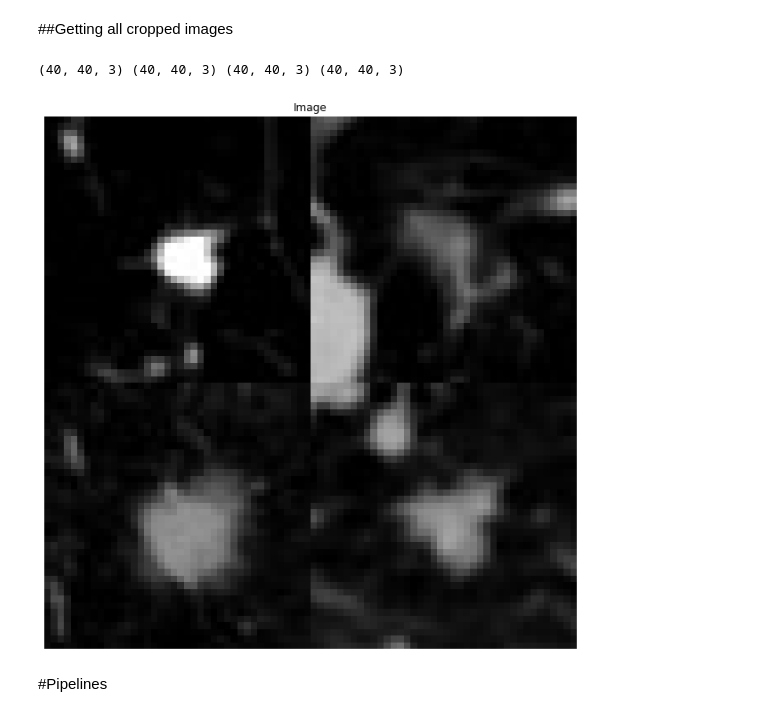
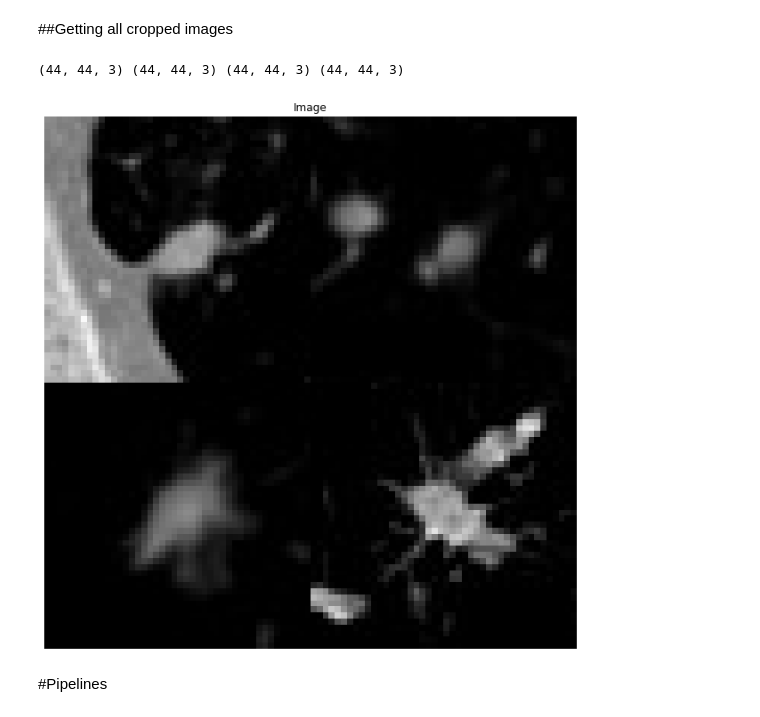
Before and after one commit to HerbertHipolito/Bootcamp-code, a Jupyter notebook: pipelines.ipynb, the cells around one changed output. Saved outputs shown, nothing was run; the diff lists cells and outputs as text; code cells hidden in the pictures.

```diff
--- a/pipelines.ipynb
+++ b/pipelines.ipynb
@@ -234,31 +251,36 @@ class pre_processing:
 # %%
-select_images_randomly = False
+select_images_randomly = True
 
 directory_path_malignos = '/content/drive/MyDrive/all_nods_malignos_converted/'
 directory_path_benignos = '/content/drive/MyDrive/all_nods_benignos_converted/'
 
 directory_files = os.listdir(directory_path_malignos)
 array_of_images_malignos = [plt.imread( os.path.join(directory_path_malignos,file) ) for file in directory_files]
+array_of_images_malignos_200 = [plt.imread( os.path.join(directory_path_malignos,file) ) for file in directory_files if plt.imread(os.path.join(directory_path_malignos,file)).shape[0] == 200 and plt.imread(os.path.join(directory_path_malignos,file)).shape[1] == 200]
 
 directory_files = os.listdir(directory_path_benignos)
 array_of_images_benignos = [plt.imread( os.path.join(directory_path_benignos,file) ) for file in directory_files]
+array_of_images_benignos_200 = [plt.imread( os.path.join(directory_path_benignos,file) ) for file in directory_files if plt.imread( os.path.join(directory_path_benignos,file) ).shape[0] == 200 and plt.imread( os.path.join(directory_path_benignos,file) ).shape[1] == 200]
 
 print(f'Number of maligno images: {len(array_of_images_malignos)}')
 print(f'Number of benigno images: {len(array_of_images_benignos)}')
+print(f'Number of maligno images with size 200x200: {len(array_of_images_malignos_200)}')
+print(f'Number of benigno images with size 200x200: {len(array_of_images_benignos_200)}')
 
 if select_images_randomly:
 
-  index_benigno1,index_benigno2 = randint(0,len(array_of_images_benignos)-1),randint(0,len(array_of_images_benignos)-1)
-  index_maligno1,index_maligno2 = randint(0,len(array_of_images_malignos)-1),randint(0,len(array_of_images_malignos)-1)
+  index_benigno1,index_benigno2 = randint(0,len(array_of_images_benignos_200)-1),randint(0,len(array_of_images_benignos_200)-1)
+  index_maligno1,index_maligno2 = randint(0,len(array_of_images_malignos_200)-1),randint(0,len(array_of_images_malignos_200)-1)
   print(index_benigno1,index_benigno2,index_maligno1,index_maligno2)
+  [benigno1,benigno2] = [array_of_images_benignos_200[index_benigno1],array_of_images_benignos_200[index_benigno2]]
+  [maligno1,maligno2] = [array_of_images_malignos_200[index_maligno1],array_of_images_malignos_200[index_maligno2]]
 
 else:
 
   index_benigno1,index_benigno2 = 2,3
   index_maligno1,index_maligno2 = 10,16
-
-[benigno1,benigno2] = [array_of_images_benignos[index_benigno1],array_of_images_benignos[index_benigno2]]
-[maligno1,maligno2] = [array_of_images_malignos[index_maligno1],array_of_images_malignos[index_maligno2]]
+  [benigno1,benigno2] = [array_of_images_benignos[index_benigno1],array_of_images_benignos[index_benigno2]]
+  [maligno1,maligno2] = [array_of_images_malignos[index_maligno1],array_of_images_malignos[index_maligno2]]
 
 print(benigno1.shape,benigno2.shape,maligno1.shape,maligno2.shape)
 
@@ -276,21 +301,25 @@ Number of benigno images: 275
 # %%
 [cropped_benigno_images,cropped_maligno_images] = [[],[]]
 
-cropped_benigno_images = [cut_image(image,20,20) for image in array_of_images_benignos]
-cropped_maligno_images = [cut_image(image,20,20) for image in array_of_images_malignos]
+if select_images_randomly:
+  cropped_benigno_images = [cut_image(image,22,22) for image in array_of_images_benignos_200]
+  cropped_maligno_images = [cut_image(image,22,22) for image in array_of_images_malignos_200]
+else:
+  cropped_benigno_images = [cut_image(image,22,22) for image in array_of_images_benignos]
+  cropped_maligno_images = [cut_image(image,22,22) for image in array_of_images_malignos]
 
 [benigno1,benigno2] = [cropped_benigno_images[index_benigno1],cropped_benigno_images[index_benigno2]]
 [maligno1,maligno2] = [cropped_maligno_images[index_maligno1],cropped_maligno_images[index_maligno2]]
 
 print(benigno1.shape,benigno2.shape,maligno1.shape,maligno2.shape)
 
 four_images = np.vstack([  np.hstack([benigno1, benigno2]),  np.hstack([maligno1, maligno2])  ])
 display_img(four_images,F_size=(11,11))
 
 tumor_picture = four_images
 # %% [output]
-(40, 40, 3) (40, 40, 3) (40, 40, 3) (40, 40, 3)
+(44, 44, 3) (44, 44, 3) (44, 44, 3) (44, 44, 3)
-[figure, old version]
+[figure, new version]
 # %% [markdown]
 #Pipelines
 # %% [markdown]
```
Also changed, not shown: parts of 23 cells of this notebook.
